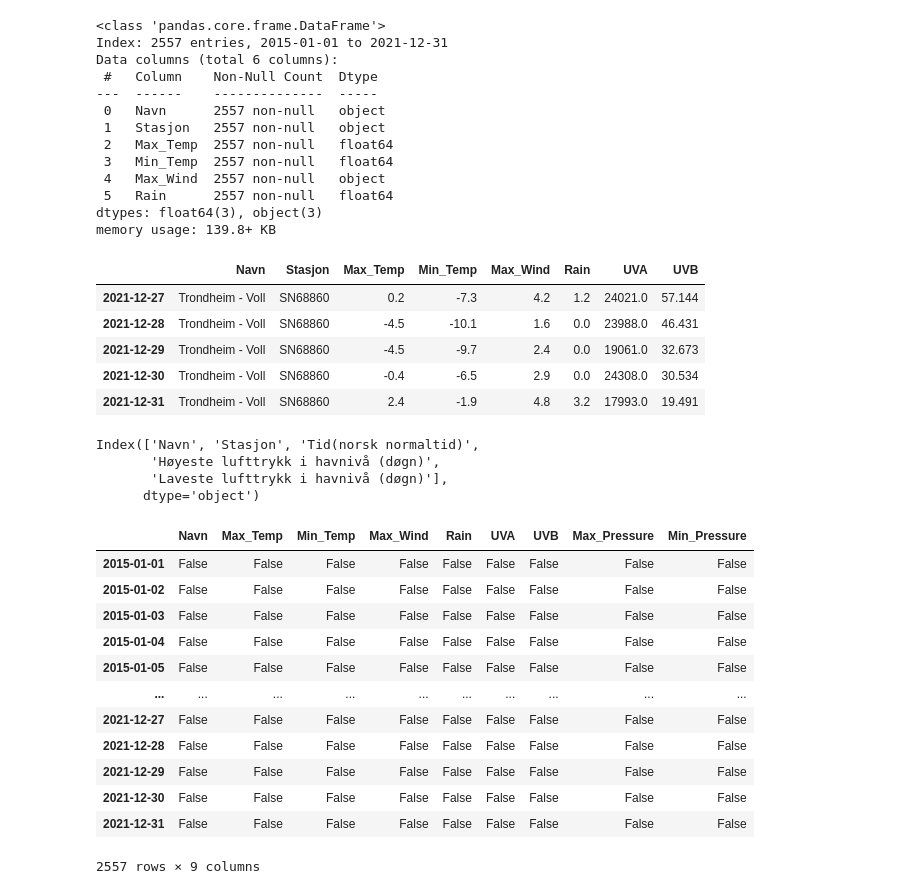
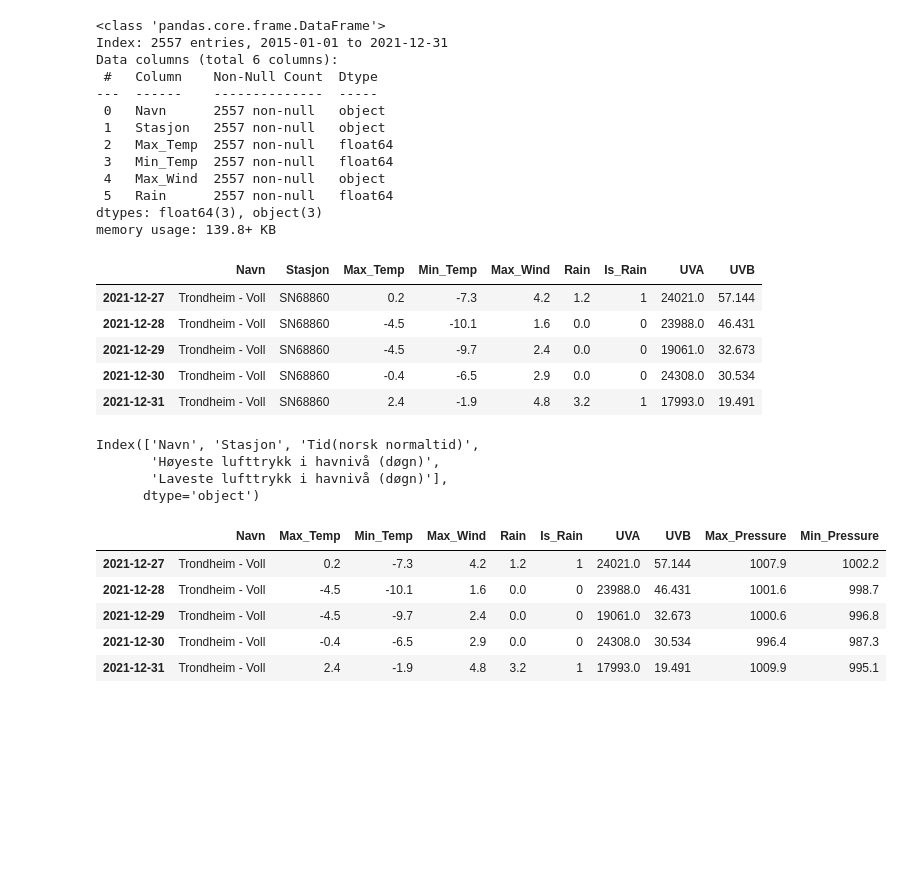
Before and after one commit to vrognaas/MET2010_Prosjektoppgave, a Jupyter notebook: Prosjektoppgave.ipynb, the cells around one changed output. Saved outputs shown, nothing was run; the diff lists cells and outputs as text; code cells hidden in the pictures; blank space fills up the shorter version.

```diff
--- a/Prosjektoppgave.ipynb
+++ b/Prosjektoppgave.ipynb
@@ -58,6 +58,8 @@ Data columns (total 6 columns):
  5   Rain      2557 non-null   float64
 dtypes: float64(3), object(3)
 memory usage: 139.8+ KB
+# %%
+weather["Is_Rain"] = np.where(weather.Rain>0, 1, 0)
 # %%
 weather["Max_Wind"] = weather.Max_Wind.str.replace(',','.')
 weather["Max_Wind"] = weather.Max_Wind.str.replace('-','0')
@@ -75,12 +77,12 @@ weather["UVB"] = uv["UVB"].to_numpy()
 # %%
 weather.tail()
 # %% [output]
-|  | Navn | Stasjon | Max_Temp | Min_Temp | Max_Wind | Rain | UVA | UVB |
-| 2021-12-27 | Trondheim - Voll | SN68860 | 0.2 | -7.3 | 4.2 | 1.2 | 24021.0 | 57.144 |
-| 2021-12-28 | Trondheim - Voll | SN68860 | -4.5 | -10.1 | 1.6 | 0.0 | 23988.0 | 46.431 |
-| 2021-12-29 | Trondheim - Voll | SN68860 | -4.5 | -9.7 | 2.4 | 0.0 | 19061.0 | 32.673 |
-| 2021-12-30 | Trondheim - Voll | SN68860 | -0.4 | -6.5 | 2.9 | 0.0 | 24308.0 | 30.534 |
-| 2021-12-31 | Trondheim - Voll | SN68860 | 2.4 | -1.9 | 4.8 | 3.2 | 17993.0 | 19.491 |
+|  | Navn | Stasjon | Max_Temp | Min_Temp | Max_Wind | Rain | Is_Rain | UVA | UVB |
+| 2021-12-27 | Trondheim - Voll | SN68860 | 0.2 | -7.3 | 4.2 | 1.2 | 1 | 24021.0 | 57.144 |
+| 2021-12-28 | Trondheim - Voll | SN68860 | -4.5 | -10.1 | 1.6 | 0.0 | 0 | 23988.0 | 46.431 |
+| 2021-12-29 | Trondheim - Voll | SN68860 | -4.5 | -9.7 | 2.4 | 0.0 | 0 | 19061.0 | 32.673 |
+| 2021-12-30 | Trondheim - Voll | SN68860 | -0.4 | -6.5 | 2.9 | 0.0 | 0 | 24308.0 | 30.534 |
+| 2021-12-31 | Trondheim - Voll | SN68860 | 2.4 | -1.9 | 4.8 | 3.2 | 1 | 17993.0 | 19.491 |
 # %%
 weather = weather.drop("Stasjon", axis=1)
 # %%
@@ -97,18 +99,11 @@ Index(['Navn', 'Stasjon', 'Tid(norsk normaltid)',
 weather["Max_Pressure"] = pressure["Høyeste lufttrykk i havnivå (døgn)"].to_numpy()
 weather["Min_Pressure"] = pressure["Laveste lufttrykk i havnivå (døgn)"].to_numpy()
 # %%
-weather.isnull()
+weather.tail()
 # %% [output]
-|  | Navn | Max_Temp | Min_Temp | Max_Wind | Rain | UVA | UVB | Max_Pressure | Min_Pressure |
-| 2015-01-01 | False | False | False | False | False | False | False | False | False |
-| 2015-01-02 | False | False | False | False | False | False | False | False | False |
-| 2015-01-03 | False | False | False | False | False | False | False | False | False |
-| 2015-01-04 | False | False | False | False | False | False | False | False | False |
-| 2015-01-05 | False | False | False | False | False | False | False | False | False |
-| ... | ... | ... | ... | ... | ... | ... | ... | ... | ... |
-| 2021-12-27 | False | False | False | False | False | False | False | False | False |
-| 2021-12-28 | False | False | False | False | False | False | False | False | False |
-| 2021-12-29 | False | False | False | False | False | False | False | False | False |
-| 2021-12-30 | False | False | False | False | False | False | False | False | False |
-| 2021-12-31 | False | False | False | False | False | False | False | False | False |
+|  | Navn | Max_Temp | Min_Temp | Max_Wind | Rain | Is_Rain | UVA | UVB | Max_Pressure | Min_Pressure |
+| 2021-12-27 | Trondheim - Voll | 0.2 | -7.3 | 4.2 | 1.2 | 1 | 24021.0 | 57.144 | 1007.9 | 1002.2 |
+| 2021-12-28 | Trondheim - Voll | -4.5 | -10.1 | 1.6 | 0.0 | 0 | 23988.0 | 46.431 | 1001.6 | 998.7 |
+| 2021-12-29 | Trondheim - Voll | -4.5 | -9.7 | 2.4 | 0.0 | 0 | 19061.0 | 32.673 | 1000.6 | 996.8 |
+| 2021-12-30 | Trondheim - Voll | -0.4 | -6.5 | 2.9 | 0.0 | 0 | 24308.0 | 30.534 | 996.4 | 987.3 |
+| 2021-12-31 | Trondheim - Voll | 2.4 | -1.9 | 4.8 | 3.2 | 1 | 17993.0 | 19.491 | 1009.9 | 995.1 |
-2557 rows × 9 columns
```
Also changed, not shown: parts of 7 cells of this notebook.
